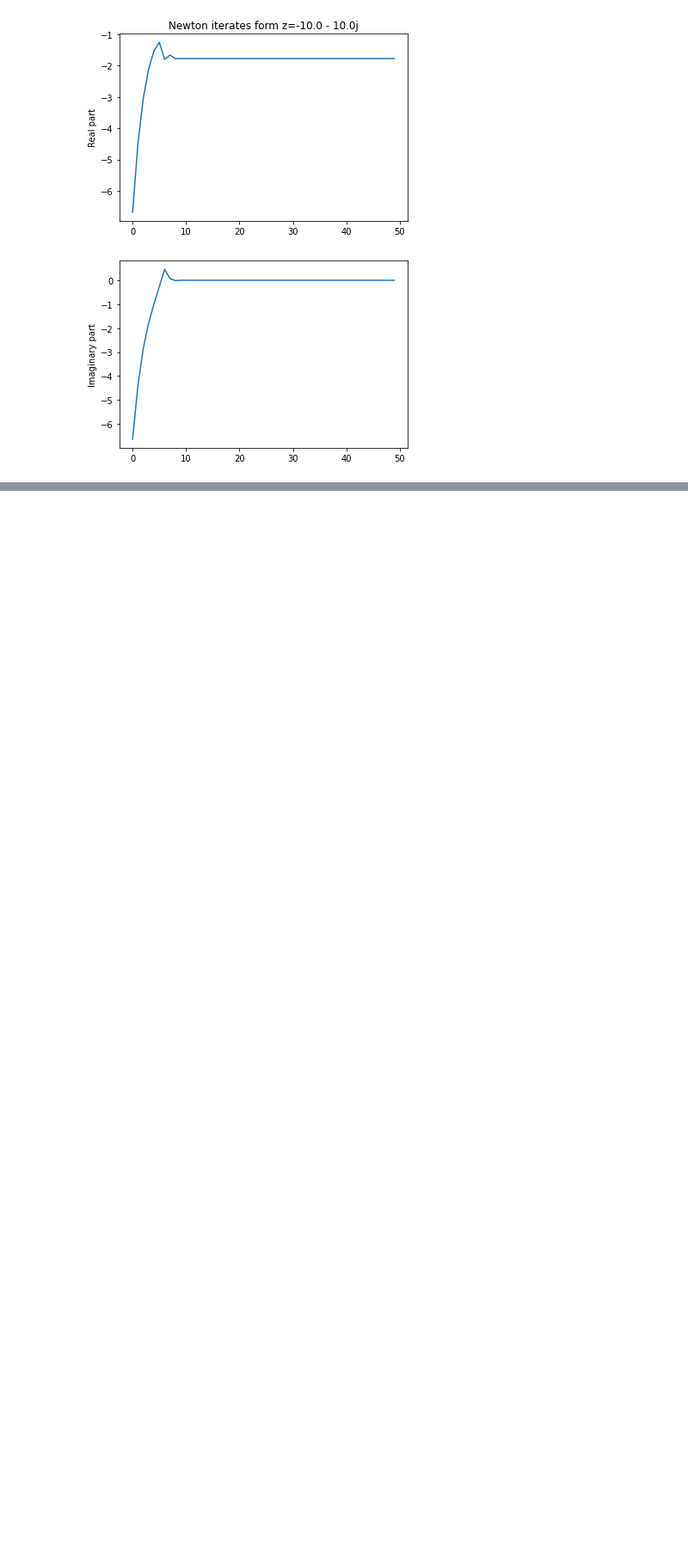
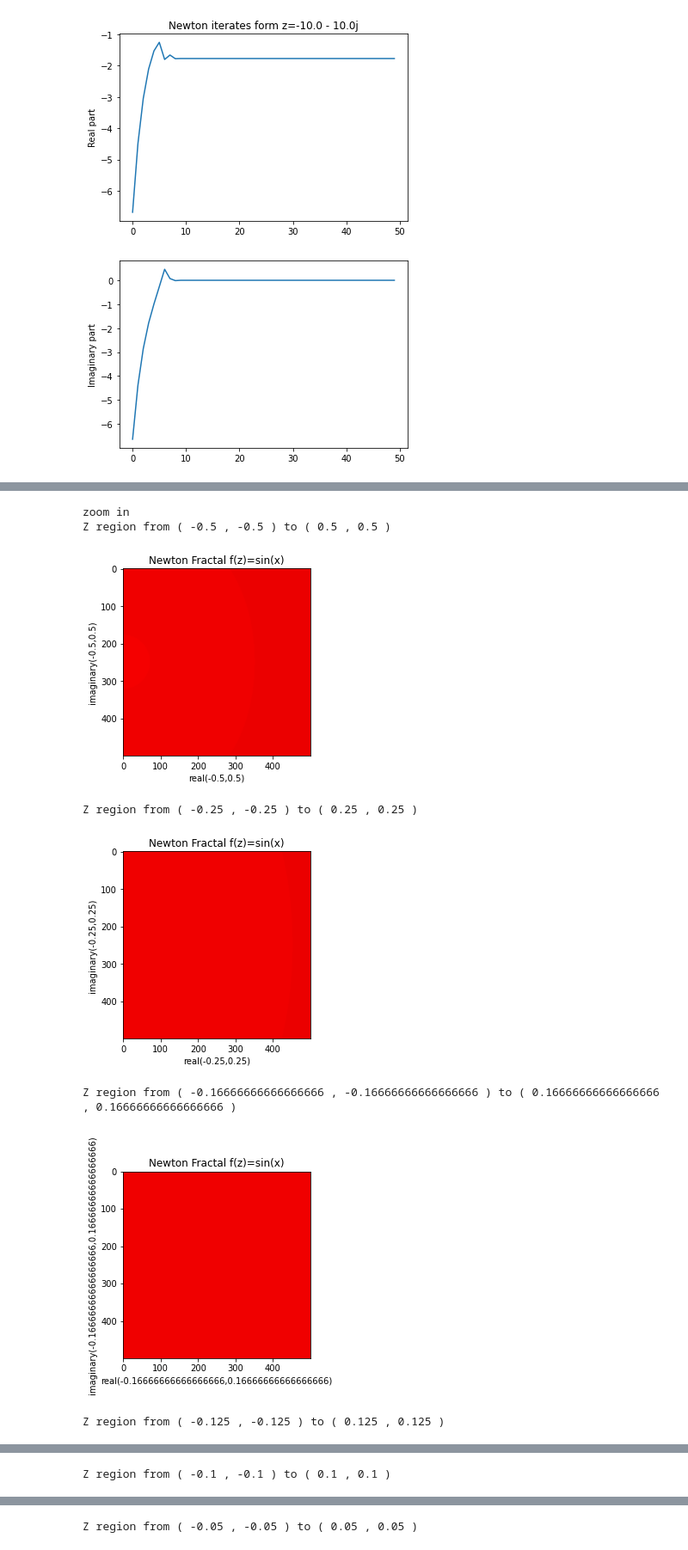
Before and after one commit to AndresBonillaD/NewtonFractals, a Jupyter notebook: newtonfractalz3_1.ipynb, the cells around one changed output, grey strips where cells are left out. Shown at 86% size. Cells and saved outputs as stored; diff of their text form; code cells hidden in the pictures; blank space fills up the shorter version.

```diff
--- a/newtonfractalz3_1.ipynb
+++ b/newtonfractalz3_1.ipynb
@@ -432,0 +543,16 @@ plt.show()
+# %%
+print("zoom in")
+display4(zoom=1)
+display4(zoom=1/2)
+display4(zoom=1/3)
+display4(zoom=1/4)
+display4(zoom=1/5)
+# %% [output]
+zoom in
+Z region from ( -0.5 , -0.5 ) to ( 0.5 , 0.5 )
+[figure, added]
+Z region from ( -0.25 , -0.25 ) to ( 0.25 , 0.25 )
+[figure, added]
+Z region from ( -0.16666666666666666 , -0.16666666666666666 ) to ( 0.16666666666666666 , 0.16666666666666666 )
+[figure, added]
+Z region from ( -0.125 , -0.125 ) to ( 0.125 , 0.125 )
@@ -432,0 +560 @@ plt.show()
+Z region from ( -0.1 , -0.1 ) to ( 0.1 , 0.1 )
@@ -432,0 +562 @@ plt.show()
+Z region from ( -0.05 , -0.05 ) to ( 0.05 , 0.05 )
```
Also changed, not shown: parts of 19 cells of this notebook.
